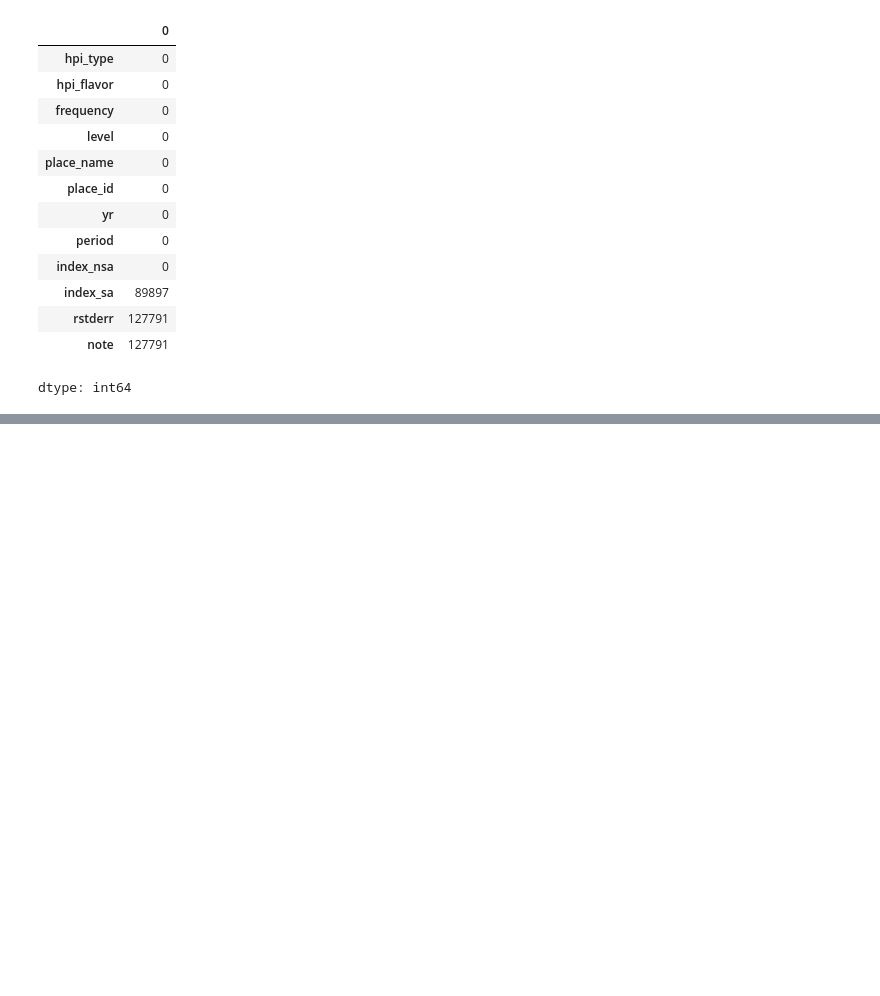
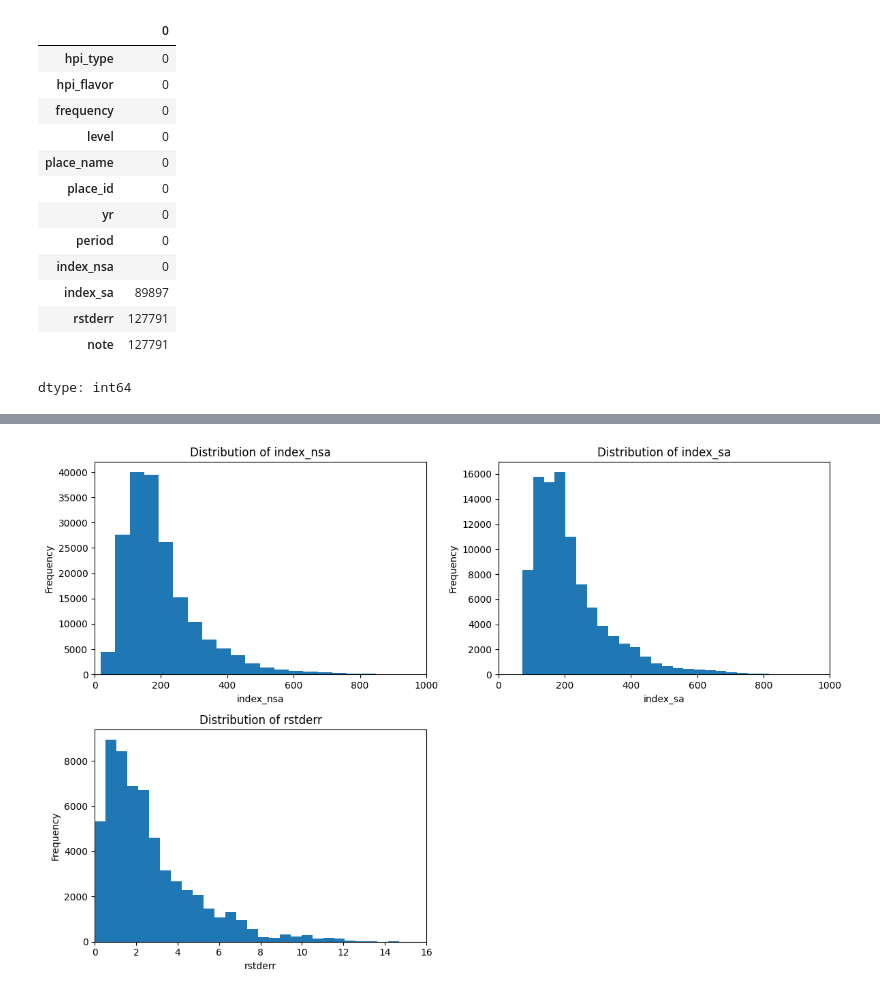
Before and after one commit to abbynam/ds201_capstone1, a Jupyter notebook: Capstone1.ipynb, the cells around one changed output, grey strips where cells are left out. Drawn from its saved outputs; the diff is of its cells as text; code cells hidden in the pictures; blank space fills up the shorter version.

```diff
--- a/Capstone1.ipynb
+++ b/Capstone1.ipynb
@@ -54,0 +162,27 @@ dtype: int64
+# %%
+# histograms for distribution of numeric attributes
+numeric = ['index_nsa', 'index_sa', 'rstderr']
+
+fig, axes = plt.subplots(2, 2, figsize=(12, 8))
+
+x_ranges = {
+    'index_nsa': (0, 1000),
+    'index_sa': (0, 1000),
+    'rstderr': (0, 16)
+}
+
+for ax, col in zip(axes.flat, numeric):
+    hpi[col].plot(kind='hist', bins=30, ax=ax)
+    ax.set_title(f'Distribution of {col}')
+    ax.set_xlabel(col)
+    ax.set_ylabel('Frequency')
+    ax.set_xlim(x_ranges[col])
+
+# Hide the 1 unused subplot
+for ax in axes.flat[len(numeric):]:
+    ax.set_visible(False)
+
+plt.tight_layout()
+plt.show()
+# %% [output]
+[figure, added]
```
Also changed, not shown: parts of 19 cells of this notebook.
